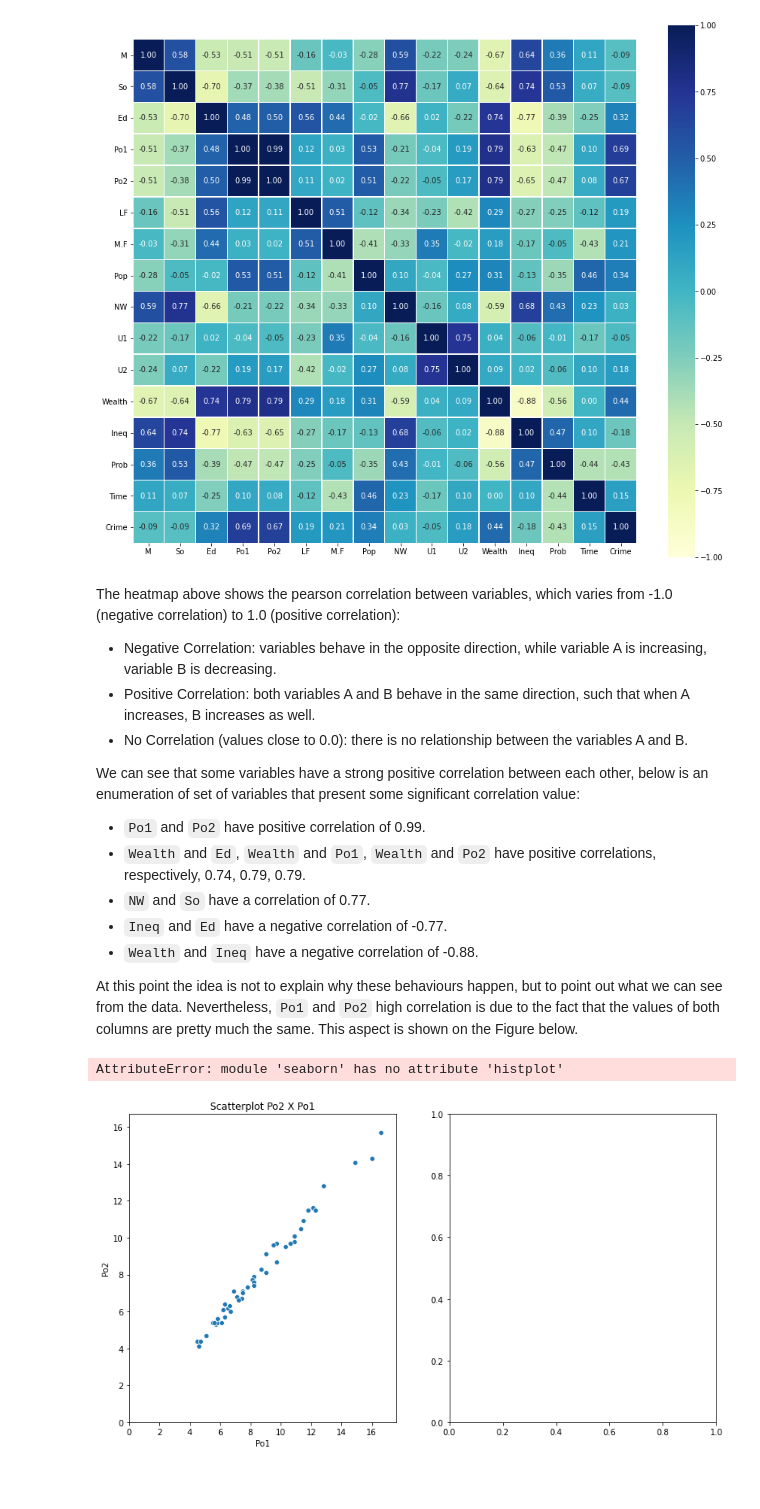
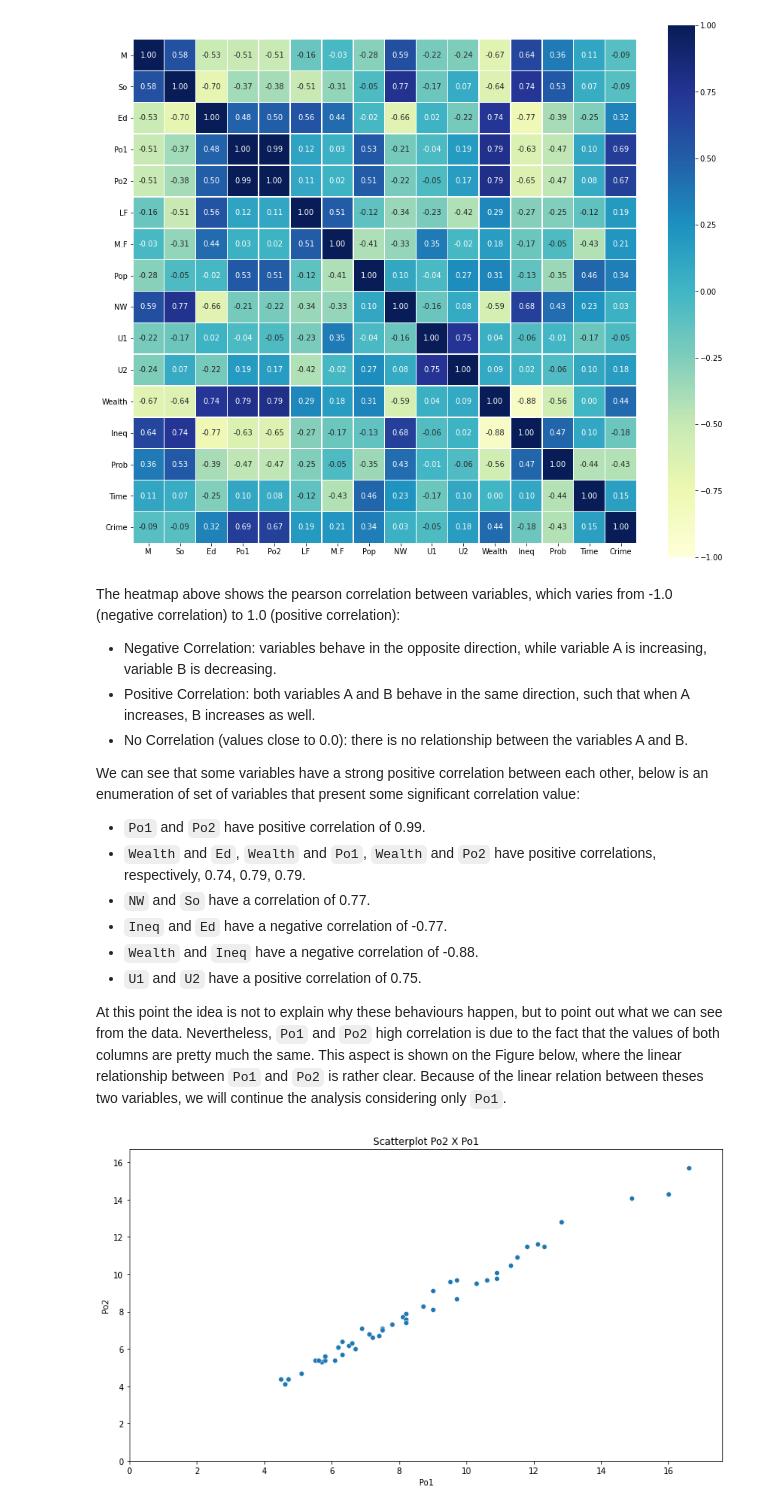
Before and after one commit to artchiaver/uscrime, a Jupyter notebook: notebook/effect_of_punishment_regimes.ipynb, the cells around one changed output. Saved outputs shown, nothing was run; the diff lists cells and outputs as text; code cells hidden in the pictures; blank space fills up the shorter version.

```diff
--- a/notebook/effect_of_punishment_regimes.ipynb
+++ b/notebook/effect_of_punishment_regimes.ipynb
@@ -148,28 +148,24 @@ We can see that some variables have a strong positive correlation between each o
 - `NW` and `So` have a correlation of 0.77.
 - `Ineq` and `Ed` have a negative correlation of -0.77.
 - `Wealth` and `Ineq` have a negative correlation of -0.88.
+- `U1` and `U2` have a positive correlation of 0.75.
 
 
 
-At this point the idea is not to explain why these behaviours happen, but to point out what we can see from the data. Nevertheless, `Po1` and `Po2` high correlation is due to the fact that the values of both columns are pretty much the same. This aspect is shown on the Figure below.
+At this point the idea is not to explain why these behaviours happen, but to point out what we can see from the data. Nevertheless, `Po1` and `Po2` high correlation is due to the fact that the values of both columns are pretty much the same. This aspect is shown on the Figure below, where the linear relationship between `Po1` and `Po2` is rather clear. Because of the linear relation between theses two variables, we will continue the analysis considering only `Po1`.
 # %%
 xmax = df_crimes['Po1'].max() + 1
 ymax = df_crimes['Po2'].max() + 1
 
 fig = plt.figure(figsize=(13,7))
-gs = mpl.gridspec.GridSpec(1,2, figure=fig)
+gs = mpl.gridspec.GridSpec(1,1, figure=fig)
 
 ax0 = fig.add_subplot(gs[0,0])
 ax0 = sns.scatterplot(x='Po1', y='Po2', data=df_crimes)
 ax0.set_xlim((0, xmax))
 ax0.set_ylim((0, ymax))
 ax0.set_title("Scatterplot Po2 X Po1")
 
-ax1 = fig.add_subplot(gs[0,1])
-ax1 = sns.histplot(x='Po1', data=df_crimes)
-
-
 plt.show()
 # %% [output]
-AttributeError: module 'seaborn' has no attribute 'histplot'
-[figure, old version]
+[figure, new version]
```
Also changed, not shown: parts of 5 cells of this notebook.
